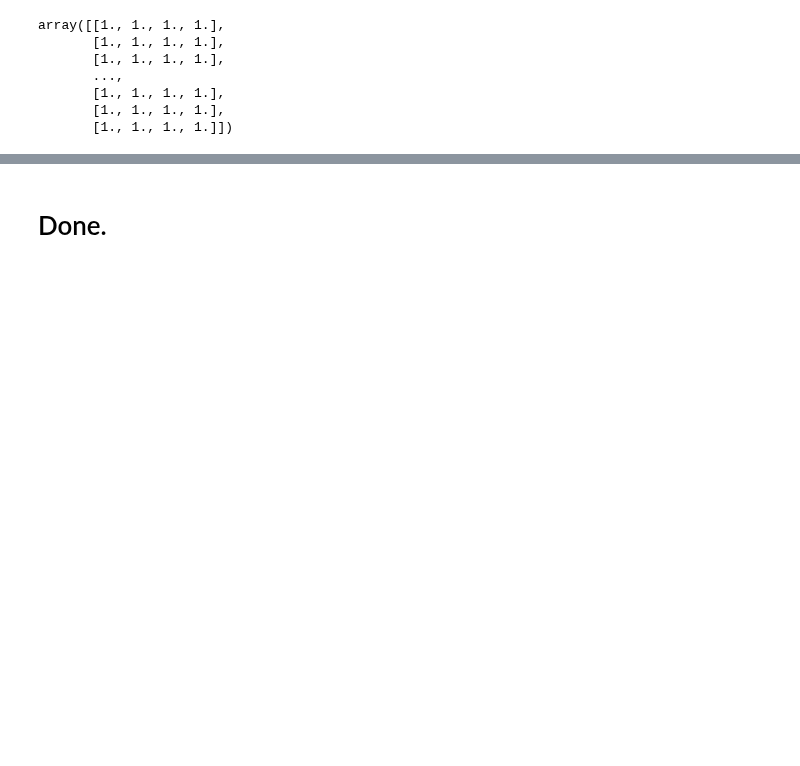
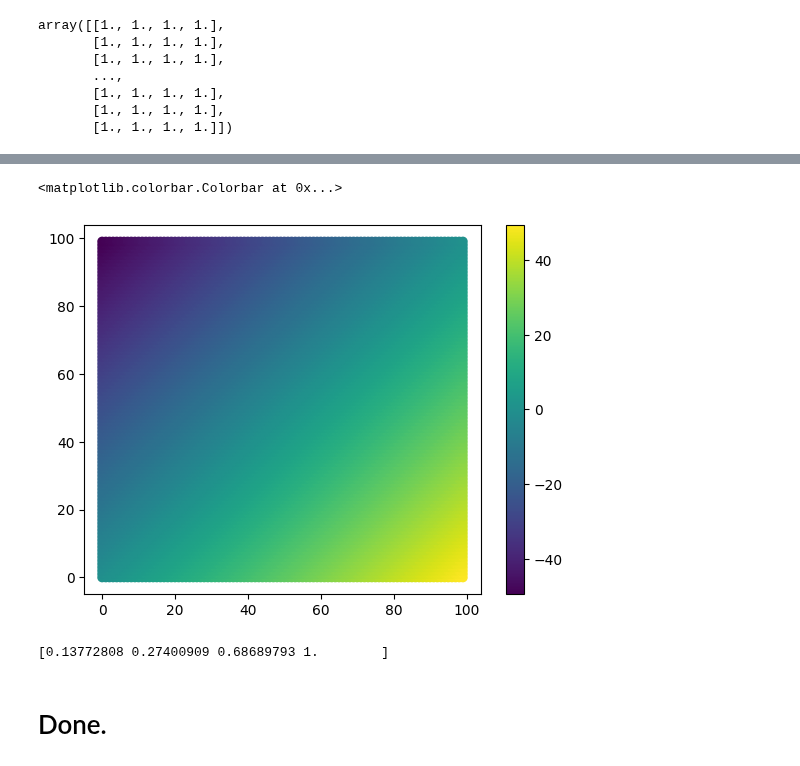
Before and after one commit to michaelJwilson/cnaster, a Jupyter notebook: docs/nb/sim.ipynb, the cells around one changed output, grey strips where cells are left out. Cells and saved outputs as stored; diff of their text form; code cells hidden in the pictures; blank space fills up the shorter version.

```diff
--- a/docs/nb/sim.ipynb
+++ b/docs/nb/sim.ipynb
@@ -157,2 +117,18 @@ plot_cnaster_graph(graph)
+# %%
+pl.scatter(positions[:, 0], positions[:, 1], c=fields[:, 0])
+pl.colorbar()
+# %% [output]
+<matplotlib.colorbar.Colorbar at 0x...>
+[figure, added]
+# %%
+vec_k = np.array([1.0, -1.0])
+
+N = 100
+x, y = np.meshgrid(np.arange(N), np.arange(N))
+positions = np.stack([x.ravel(), y.ravel(), y.ravel()], axis=1)
+
+fields = planar_power_law_fields(positions, graph.max_label, vec_k)
+# %% [output]
+[0.13772808 0.27400909 0.68689793 1.        ]
 # %% [markdown]
 # Done.
```
Also changed, not shown: parts of 6 cells of this notebook, 1 other file.
